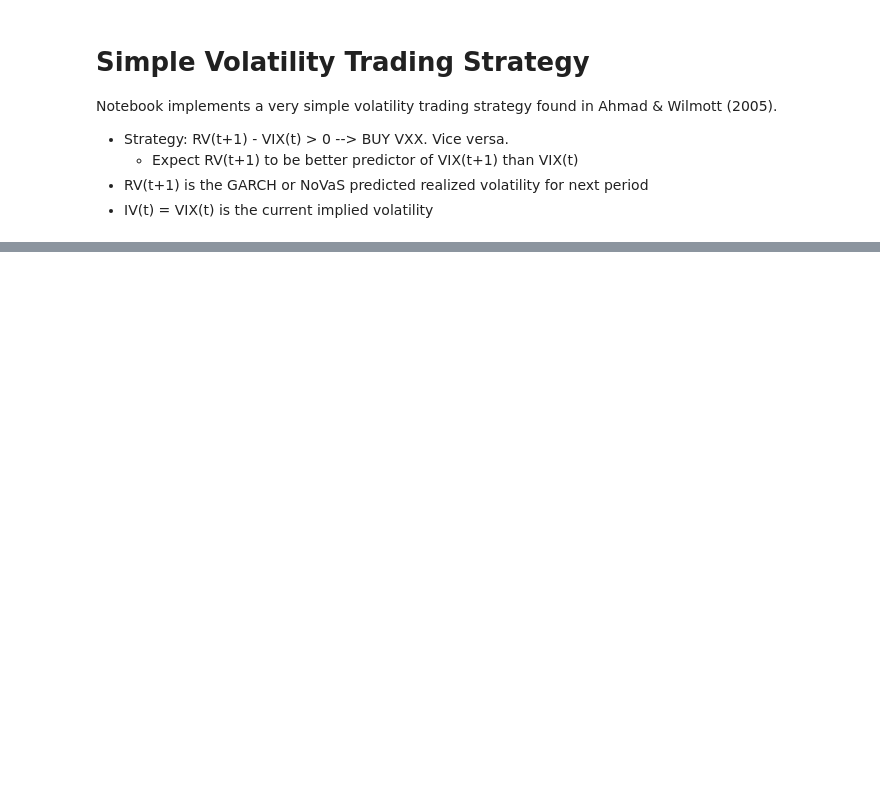
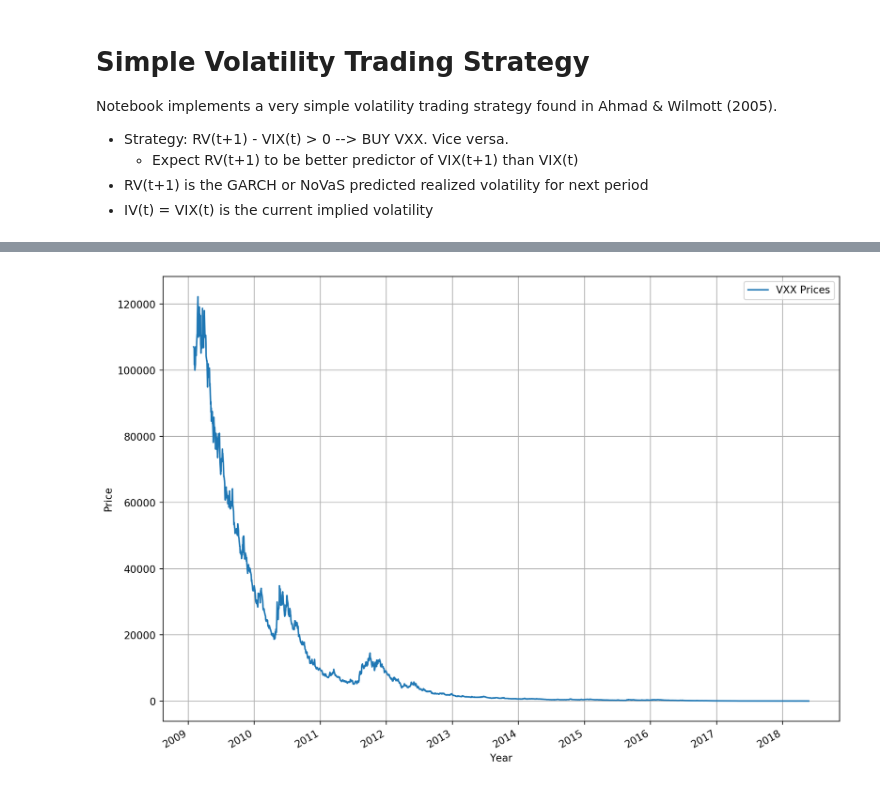
Before and after one commit to ngurnani/VolatilityPrediction, a Jupyter notebook: src/Simple Volatility Trading Strategy.ipynb, the cells around one changed output, grey strips where cells are left out. Drawn from its saved outputs; the diff is of its cells as text; code cells hidden in the pictures; blank space fills up the shorter version.

```diff
--- a/src/Simple Volatility Trading Strategy.ipynb
+++ b/src/Simple Volatility Trading Strategy.ipynb
@@ -33,0 +51,4 @@ TypeError: parser_f() got an unexpected keyword argument 'index'
+# %%
+vxx = pd.read_csv("./data/VXX.csv", index_col= ['Date'])
+vxx.index = vxx.index.astype('datetime64[ns]')
+vxx.head()
@@ -33,0 +63,9 @@ TypeError: parser_f() got an unexpected keyword argument 'index'
+# %%
+plt.figure(figsize=(12, 9), dpi=190)
+vxx['Close'].plot()
+plt.grid(True)
+plt.xlabel('Year')
+plt.ylabel('Price')
+plt.legend(['VXX Prices']);
+# %% [output]
+[figure, added]
```
Also changed, not shown: parts of 12 cells of this notebook, 4 other files.
